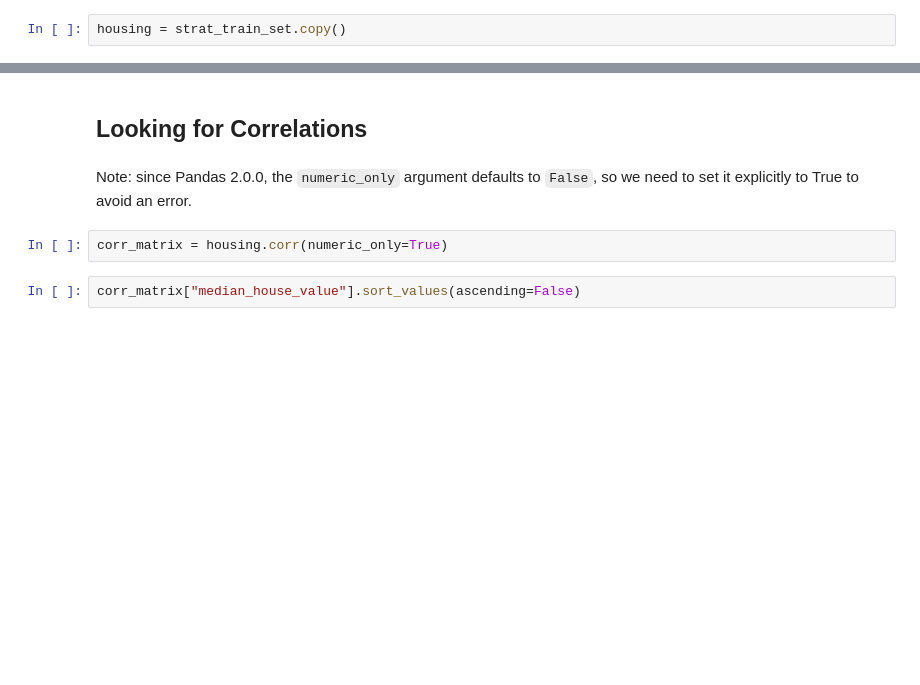
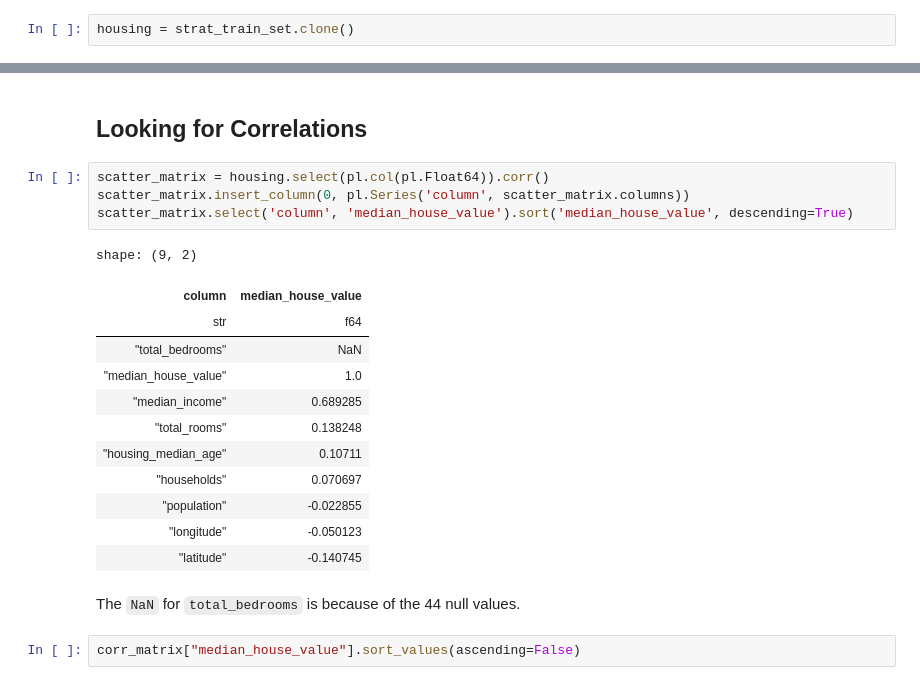
Before and after one commit to asterix314/handson-ml3, a Jupyter notebook: 02_end_to_end_machine_learning_project.ipynb, the cells around one changed output, grey strips where cells are left out. Cells and saved outputs as stored; diff of their text form; blank space fills up the shorter version.

```diff
--- a/02_end_to_end_machine_learning_project.ipynb
+++ b/02_end_to_end_machine_learning_project.ipynb
@@ -187,6 +179,6 @@ for _ in [strat_test_set, strat_train_set]:
 # %% [markdown]
 # Discover and Visualize the Data to Gain Insights
 # %%
-housing = strat_train_set.copy()
+housing = strat_train_set.clone()
 # %% [markdown]
 ## Visualizing Geographical Data
@@ -248,9 +234,24 @@ plt.show()
 # %% [markdown]
 ## Looking for Correlations
-# %% [markdown]
-Note: since Pandas 2.0.0, the `numeric_only` argument defaults to `False`, so we need to set it explicitly to True to avoid an error.
-# %%
-corr_matrix = housing.corr(numeric_only=True)
+# %%
+scatter_matrix = housing.select(pl.col(pl.Float64)).corr()
+scatter_matrix.insert_column(0, pl.Series('column', scatter_matrix.columns))
+scatter_matrix.select('column', 'median_house_value').sort('median_house_value', descending=True)
+# %% [output]
+shape: (9, 2)
+| column | median_house_value |
+| str | f64 |
+| "total_bedrooms" | NaN |
+| "median_house_value" | 1.0 |
+| "median_income" | 0.689285 |
+| "total_rooms" | 0.138248 |
+| "housing_median_age" | 0.10711 |
+| "households" | 0.070697 |
+| "population" | -0.022855 |
+| "longitude" | -0.050123 |
+| "latitude" | -0.140745 |
+# %% [markdown]
+The `NaN` for `total_bedrooms` is because of the 44 null values.
 # %%
 corr_matrix["median_house_value"].sort_values(ascending=False)
 # %% [output]
```
Also changed, not shown: parts of 18 cells of this notebook.
